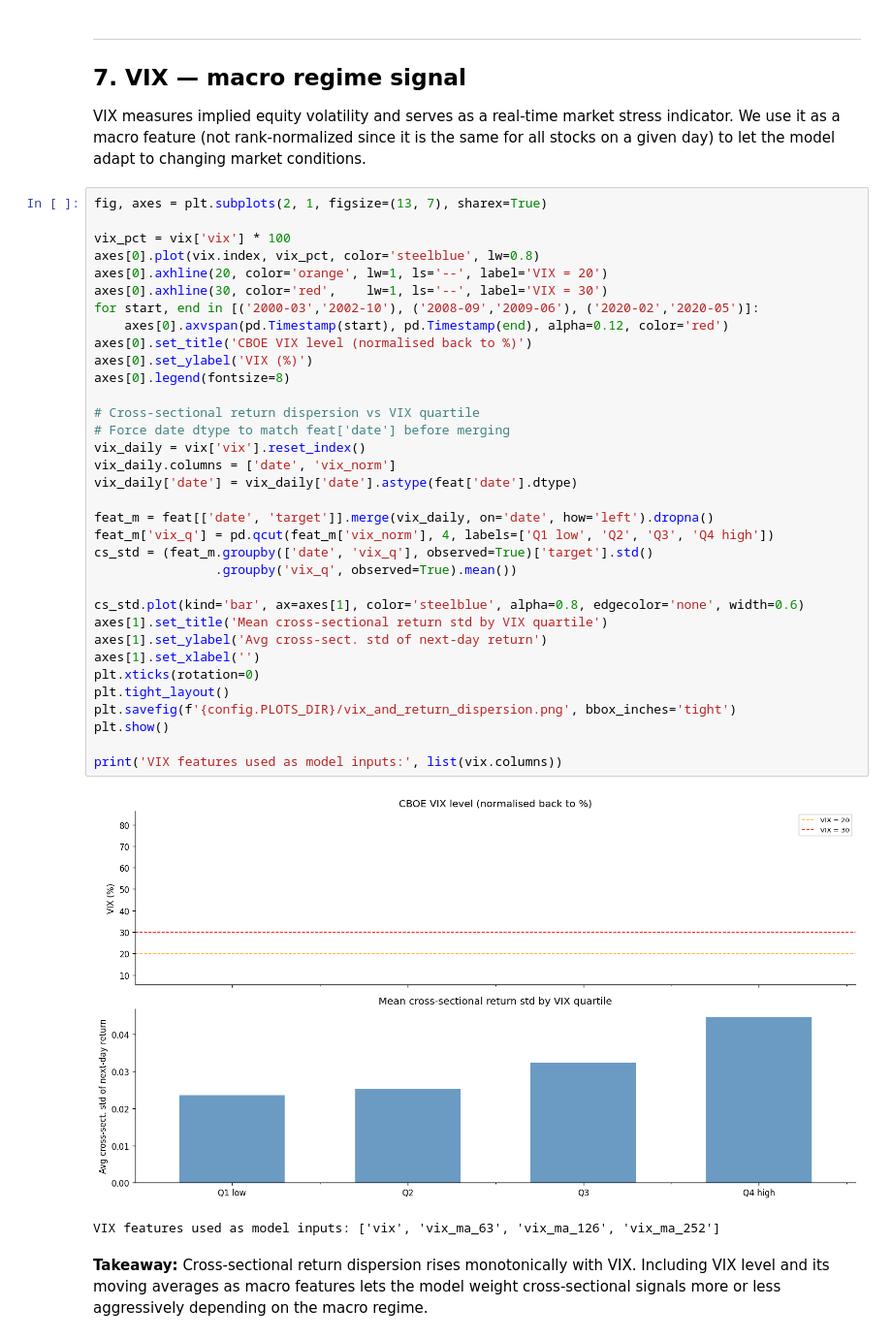
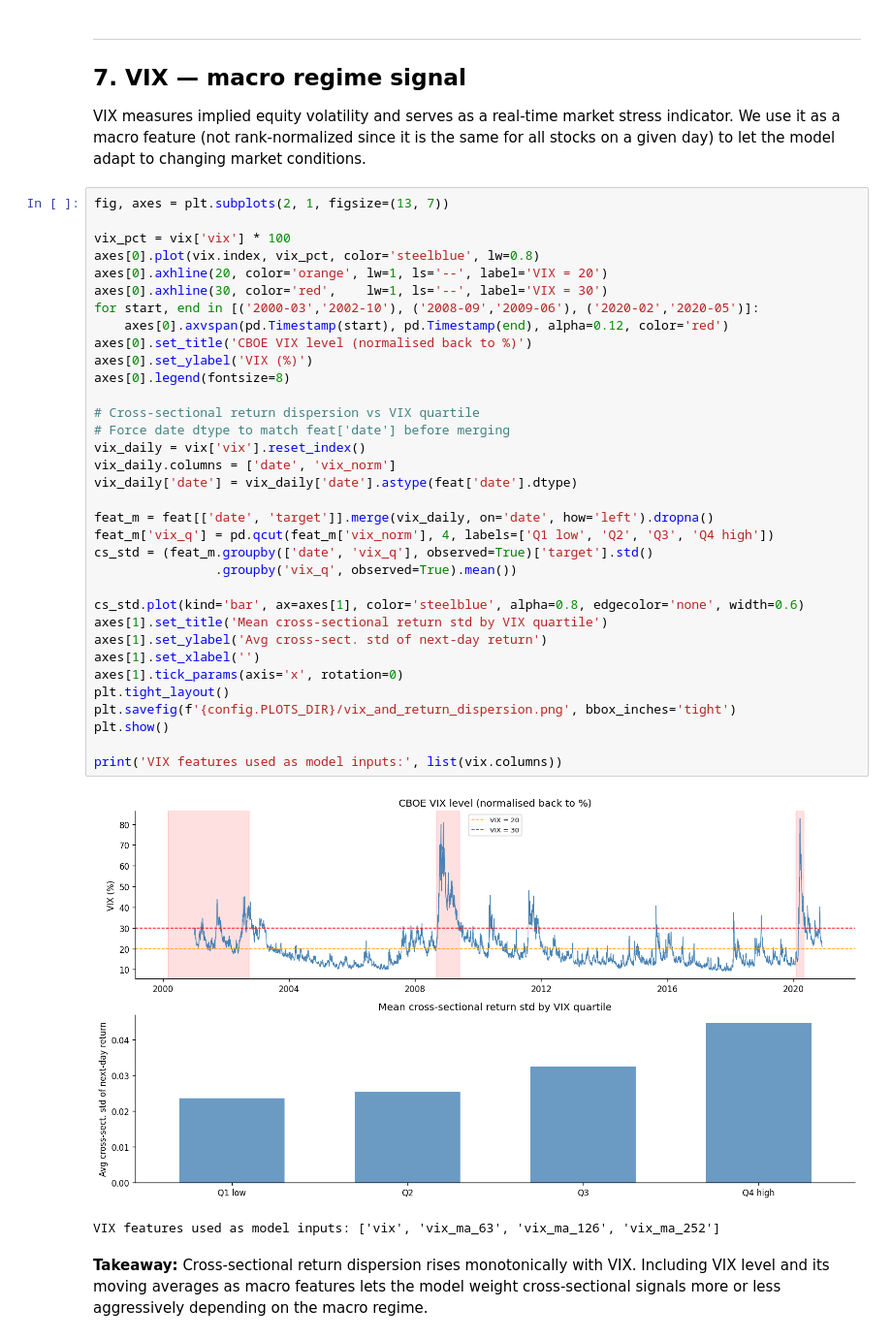
Before and after one commit to leo-wun/Can-Signal-Ensembles-beat-the-S-P500, a Jupyter notebook: notebooks/01-02_EDA_preprocessing.ipynb, the cells around one changed output. Shown at 97% size. Drawn from its saved outputs; the diff is of its cells as text.

```diff
--- a/notebooks/01_eda.ipynb
+++ b/notebooks/01-02_EDA_preprocessing.ipynb
@@ -393,41 +393,41 @@ plt.show()
 
 VIX measures implied equity volatility and serves as a real-time market stress indicator. We use it as a macro feature (not rank-normalized since it is the same for all stocks on a given day) to let the model adapt to changing market conditions.
 # %%
-fig, axes = plt.subplots(2, 1, figsize=(13, 7), sharex=True)
+fig, axes = plt.subplots(2, 1, figsize=(13, 7))
 
 vix_pct = vix['vix'] * 100
 axes[0].plot(vix.index, vix_pct, color='steelblue', lw=0.8)
 axes[0].axhline(20, color='orange', lw=1, ls='--', label='VIX = 20')
 axes[0].axhline(30, color='red',    lw=1, ls='--', label='VIX = 30')
 for start, end in [('2000-03','2002-10'), ('2008-09','2009-06'), ('2020-02','2020-05')]:
     axes[0].axvspan(pd.Timestamp(start), pd.Timestamp(end), alpha=0.12, color='red')
 axes[0].set_title('CBOE VIX level (normalised back to %)')
 axes[0].set_ylabel('VIX (%)')
 axes[0].legend(fontsize=8)
 
 # Cross-sectional return dispersion vs VIX quartile
 # Force date dtype to match feat['date'] before merging
 vix_daily = vix['vix'].reset_index()
 vix_daily.columns = ['date', 'vix_norm']
 vix_daily['date'] = vix_daily['date'].astype(feat['date'].dtype)
 
 feat_m = feat[['date', 'target']].merge(vix_daily, on='date', how='left').dropna()
 feat_m['vix_q'] = pd.qcut(feat_m['vix_norm'], 4, labels=['Q1 low', 'Q2', 'Q3', 'Q4 high'])
 cs_std = (feat_m.groupby(['date', 'vix_q'], observed=True)['target'].std()
                 .groupby('vix_q', observed=True).mean())
 
 cs_std.plot(kind='bar', ax=axes[1], color='steelblue', alpha=0.8, edgecolor='none', width=0.6)
 axes[1].set_title('Mean cross-sectional return std by VIX quartile')
 axes[1].set_ylabel('Avg cross-sect. std of next-day return')
 axes[1].set_xlabel('')
-plt.xticks(rotation=0)
+axes[1].tick_params(axis='x', rotation=0)
 plt.tight_layout()
 plt.savefig(f'{config.PLOTS_DIR}/vix_and_return_dispersion.png', bbox_inches='tight')
 plt.show()
 
 print('VIX features used as model inputs:', list(vix.columns))
 # %% [output]
-[figure, old version]
+[figure, new version]
 VIX features used as model inputs: ['vix', 'vix_ma_63', 'vix_ma_126', 'vix_ma_252']
 # %% [markdown]
 **Takeaway:** Cross-sectional return dispersion rises monotonically with VIX. Including VIX level and its moving averages as macro features lets the model weight cross-sectional signals more or less aggressively depending on the macro regime.
```
Also changed, not shown: 2 other files.
